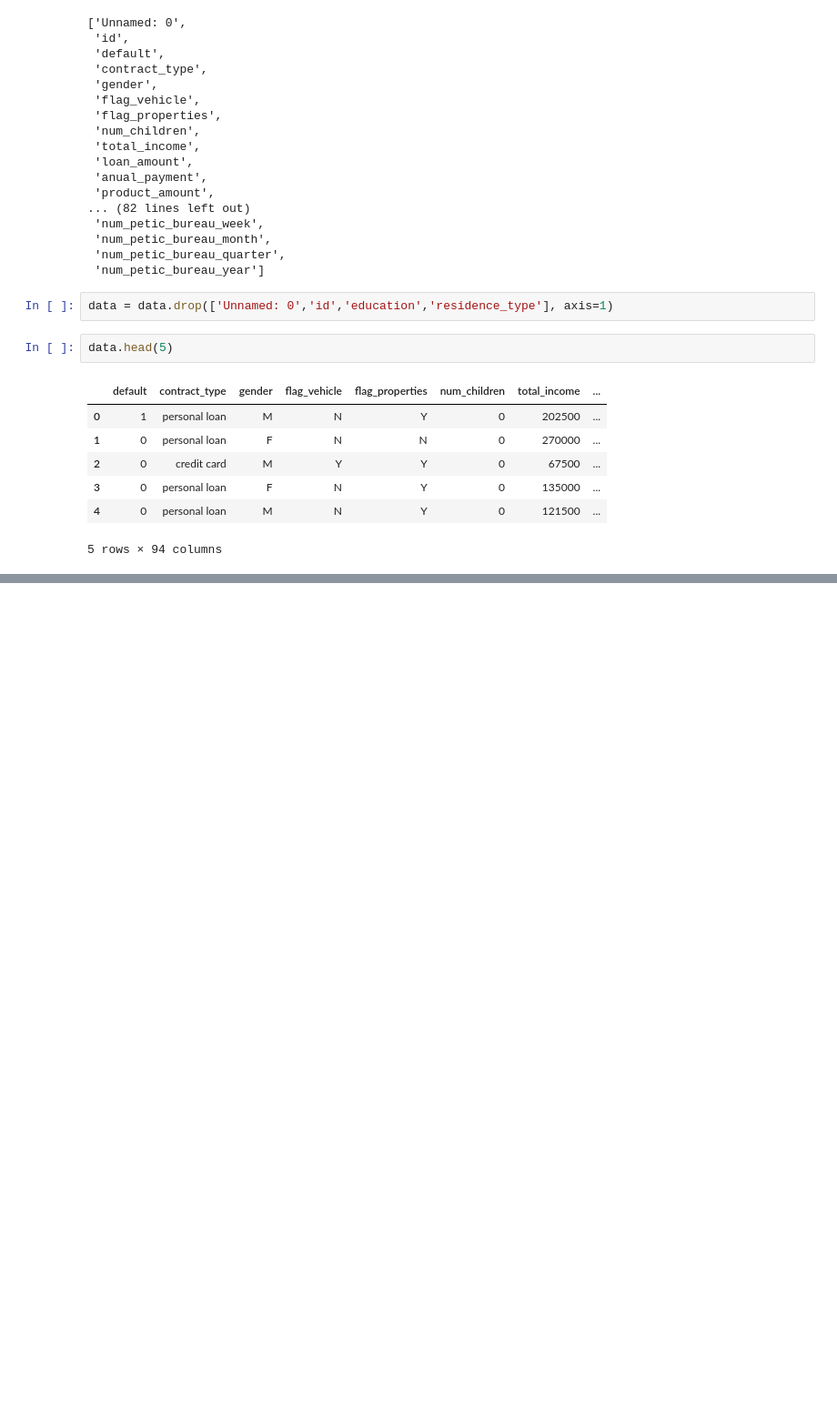
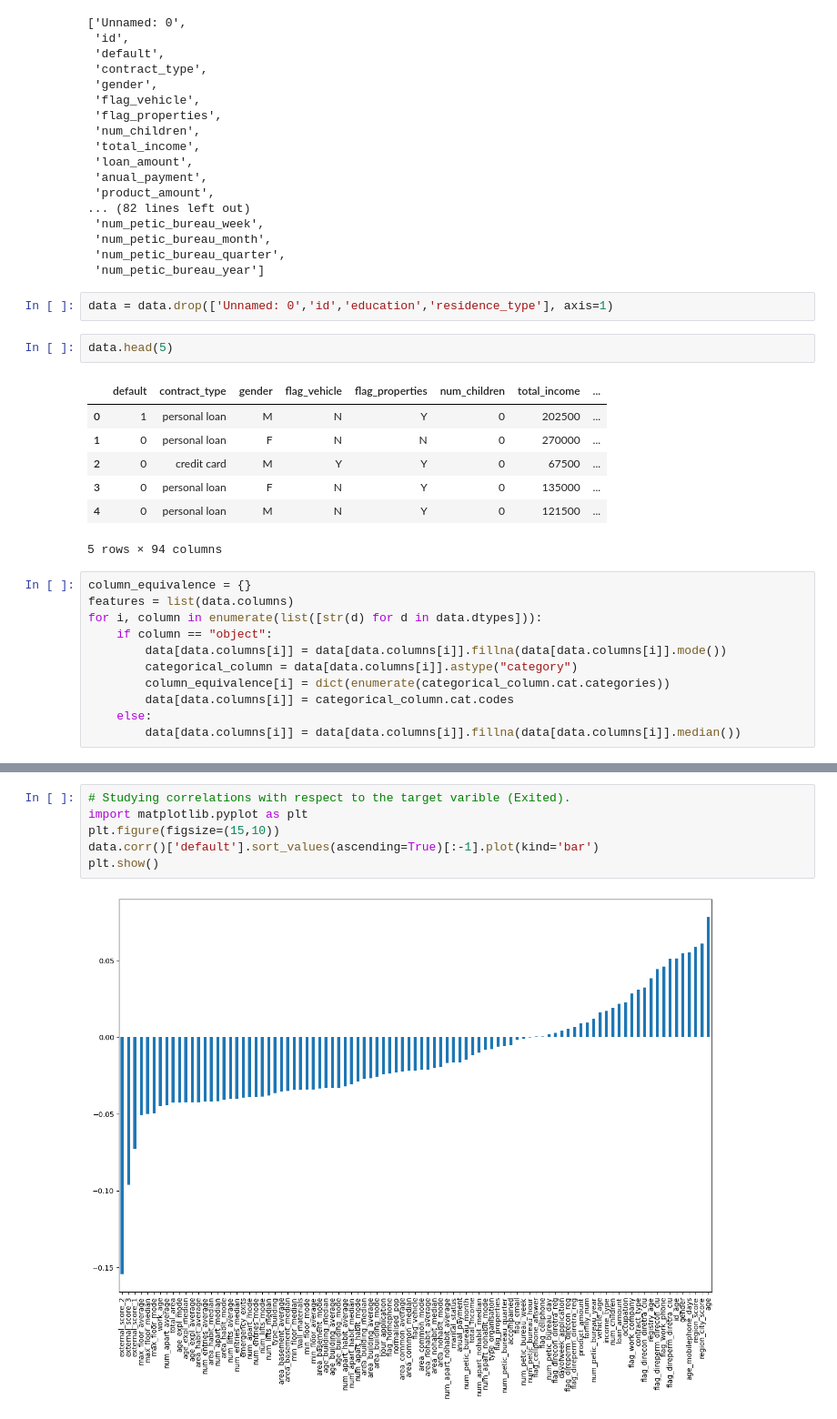
Before and after one commit to lsequera/ModellingChallenge, a Jupyter notebook: notebooks/Challenge.ipynb, the cells around one changed output, grey strips where cells are left out. Shown at 91% size. Saved outputs shown, nothing was run; the diff lists cells and outputs as text; blank space fills up the shorter version.

```diff
--- a/notebooks/Challenge.ipynb
+++ b/notebooks/Challenge.ipynb
@@ -63,3 +63,14 @@ data.head(5)
 | 3 | 0 | personal loan | F | N | Y | 0 | 135000 | ... |
 | 4 | 0 | personal loan | M | N | Y | 0 | 121500 | ... |
 5 rows × 94 columns
+# %%
+column_equivalence = {}
+features = list(data.columns)
+for i, column in enumerate(list([str(d) for d in data.dtypes])):
+    if column == "object":
+        data[data.columns[i]] = data[data.columns[i]].fillna(data[data.columns[i]].mode())
+        categorical_column = data[data.columns[i]].astype("category")
+        column_equivalence[i] = dict(enumerate(categorical_column.cat.categories))
+        data[data.columns[i]] = categorical_column.cat.codes
+    else:
+        data[data.columns[i]] = data[data.columns[i]].fillna(data[data.columns[i]].median())
@@ -65,0 +130,8 @@ data.head(5)
+# %%
+# Studying correlations with respect to the target varible (Exited).
+import matplotlib.pyplot as plt
+plt.figure(figsize=(15,10))
+data.corr()['default'].sort_values(ascending=True)[:-1].plot(kind='bar')
+plt.show()
+# %% [output]
+[figure, added]
```
Also changed, not shown: parts of 19 cells of this notebook.
